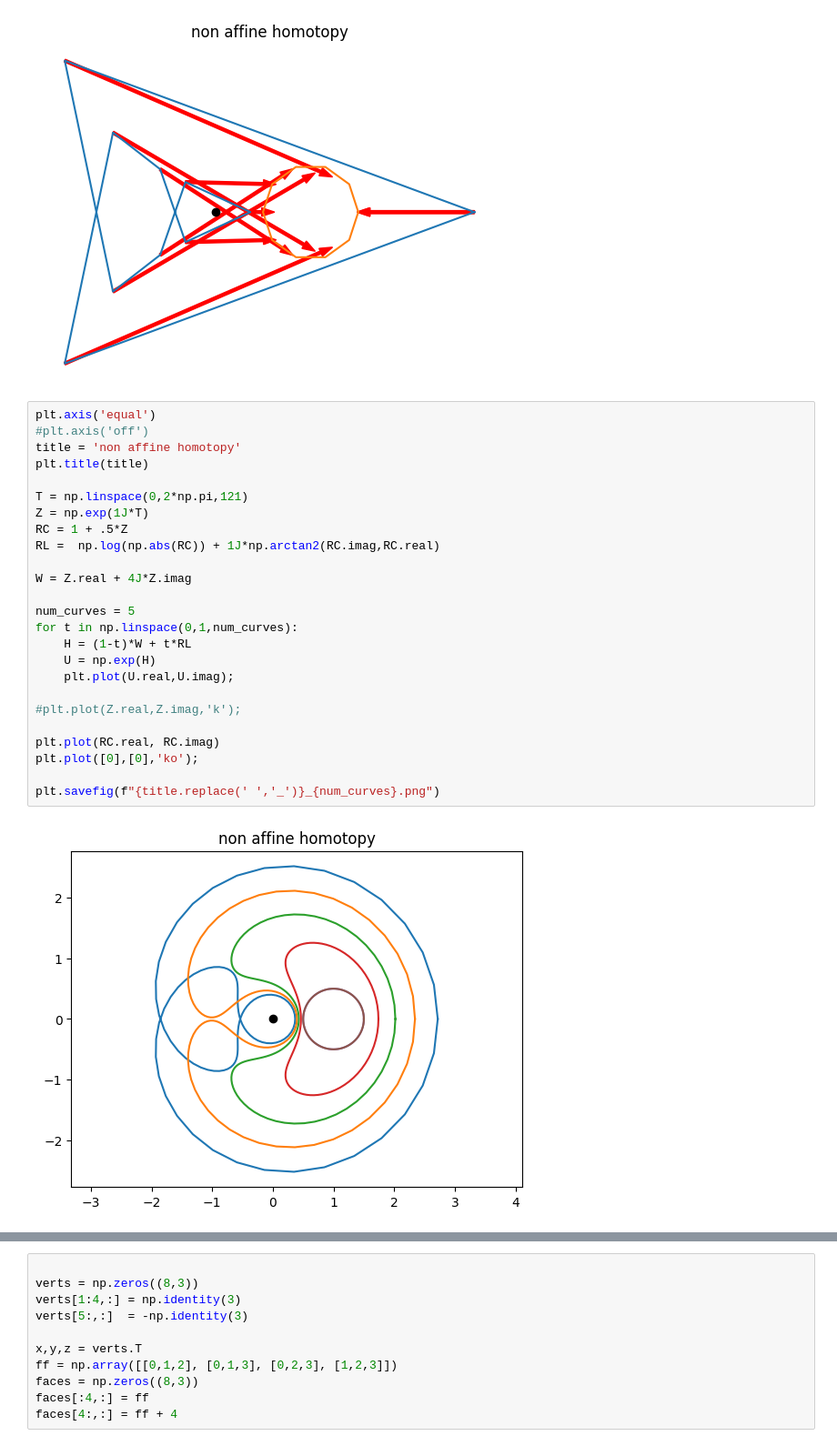
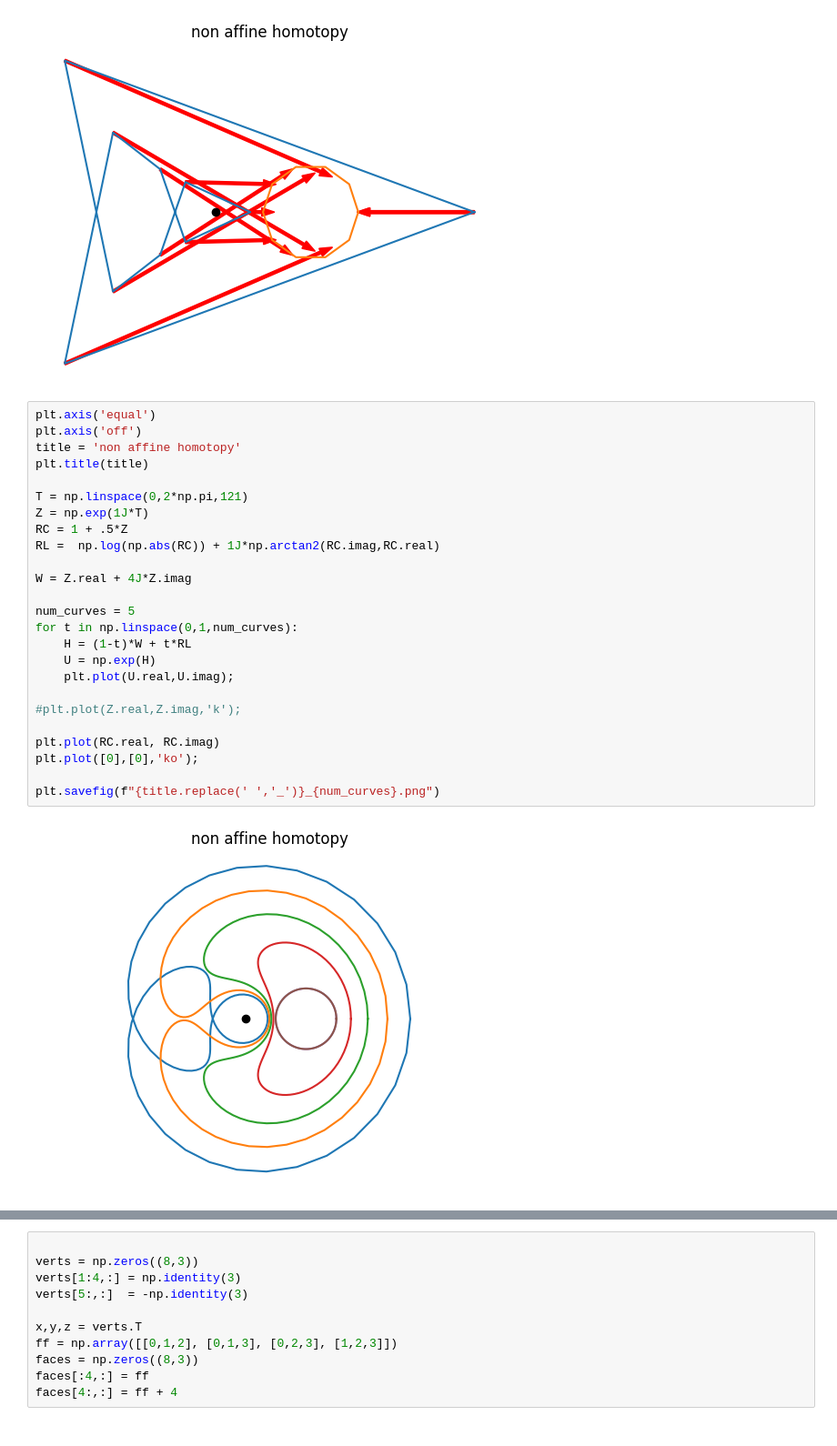
Before and after one commit to macbuse/ALG_TOP, a Jupyter notebook: homotopies.ipynb, the cells around one changed output, grey strips where cells are left out. Shown: that part at 91% size. Saved outputs shown, nothing was run; the diff lists cells and outputs as text.

```diff
--- a/homotopies.ipynb
+++ b/homotopies.ipynb
@@ -137,29 +137,29 @@ plt.plot([0],[0],'ko');
 [figure]
 # %%
 plt.axis('equal')
-#plt.axis('off')
+plt.axis('off')
 title = 'non affine homotopy'
 plt.title(title)
 
 T = np.linspace(0,2*np.pi,121)
 Z = np.exp(1J*T)
 RC = 1 + .5*Z
 RL =  np.log(np.abs(RC)) + 1J*np.arctan2(RC.imag,RC.real)
 
 W = Z.real + 4J*Z.imag
 
 num_curves = 5
 for t in np.linspace(0,1,num_curves):
     H = (1-t)*W + t*RL
     U = np.exp(H)
     plt.plot(U.real,U.imag);
 
 #plt.plot(Z.real,Z.imag,'k');
 
 plt.plot(RC.real, RC.imag)
 plt.plot([0],[0],'ko');
 
 plt.savefig(f"{title.replace(' ','_')}_{num_curves}.png")
 # %% [output]
-[figure, old version]
+[figure, new version]
 # %%
```
Also changed, not shown: parts of 5 cells of this notebook, 13 other files.
